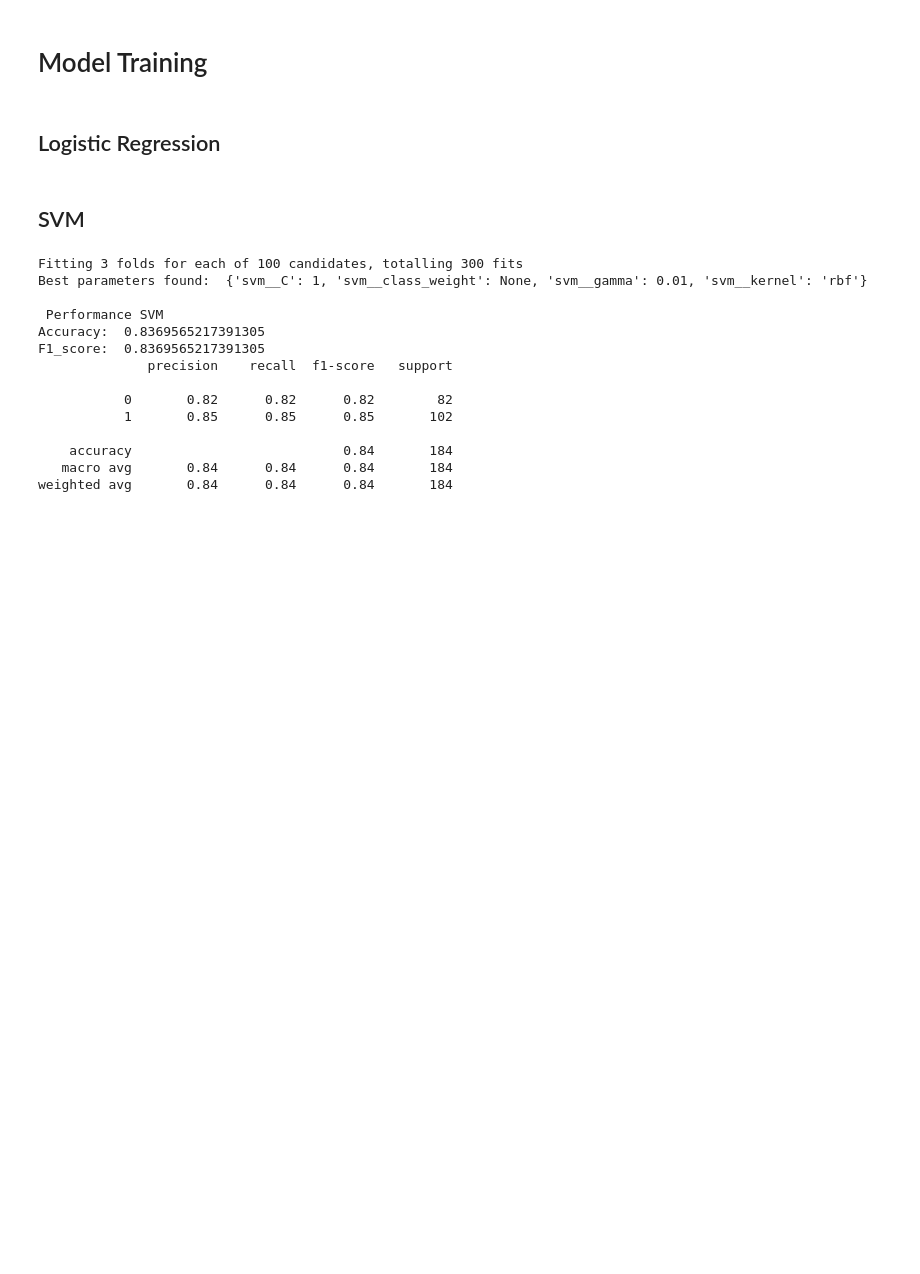
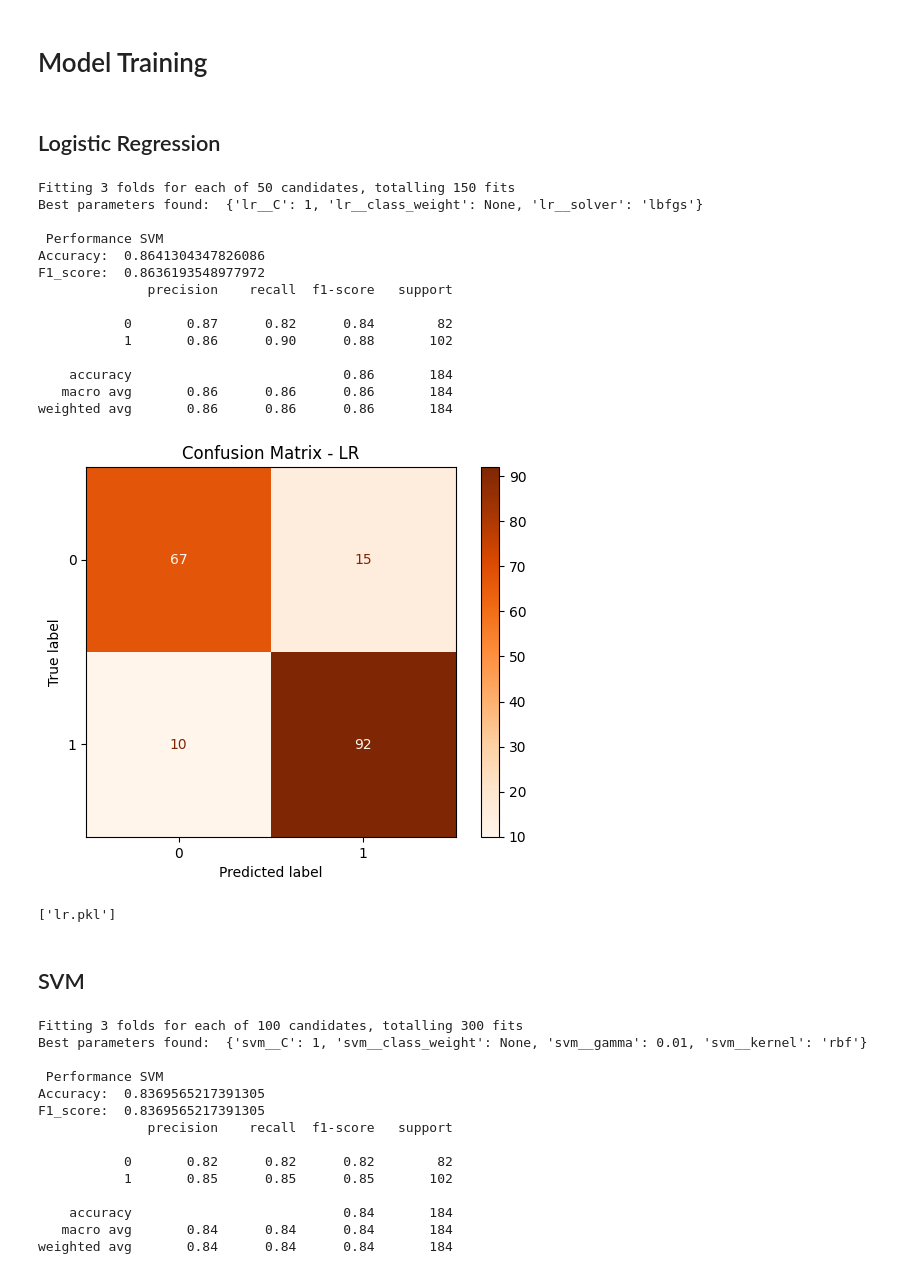
Before and after one commit to Knightmare2002/Heart-Disease-Recognition, a Jupyter notebook: main.ipynb, the cells around one changed output. Cells and saved outputs as stored; diff of their text form; code cells hidden in the pictures; blank space fills up the shorter version.

Commit message:
Logistic Regression model

```diff
--- a/main.ipynb
+++ b/main.ipynb
@@ -320,6 +320,76 @@ X_train, X_test, y_train, y_test = train_test_split(
 )
 # %% [markdown]
 ## Logistic Regression
+# %%
+from imblearn.pipeline import Pipeline
+from sklearn.preprocessing import StandardScaler
+from sklearn.linear_model import LogisticRegression
+from sklearn.metrics import accuracy_score, f1_score, classification_report, confusion_matrix, ConfusionMatrixDisplay
+from sklearn.model_selection import GridSearchCV
+import matplotlib.pyplot as plt
+import joblib
+
+# === Creation of the classifier ===
+
+lr_pipeline = Pipeline([
+    ("scaler", StandardScaler()),
+    ("lr", LogisticRegression(class_weight="balanced", random_state=42))
+])
+
+lr_param_grid = {
+    "lr__C" : [0.1, 1, 10, 50, 100],
+    "lr__solver": ["lbfgs", "liblinear", "newton-cg", "sag", "saga"],
+    "lr__class_weight": [None, "balanced"]
+}
+
+lr_grid = GridSearchCV(
+    lr_pipeline,
+    lr_param_grid,
+    cv=3,
+    scoring="f1_weighted",
+    n_jobs=-1,
+    verbose=2
+)
+
+lr_clf = lr_grid.fit(X_train, y_train)
+print("Best parameters found: ", lr_clf.best_params_)
+
+lr_best_model = lr_clf.best_estimator_
+
+# === Prediction ===
+lr_y_pred = lr_best_model.predict(X_test)
+
+print("\n Performance SVM")
+print("Accuracy: ", accuracy_score(y_test, lr_y_pred))
+print("F1_score: ", f1_score(y_test, lr_y_pred, average="weighted"))
+print(classification_report(y_test, lr_y_pred))
+
+# === plotting of the results ===
+cm = confusion_matrix(y_test, lr_y_pred)
+disp = ConfusionMatrixDisplay(confusion_matrix=cm)
+disp.plot(cmap='Oranges')
+plt.title('Confusion Matrix - LR')
+plt.show()
+
+# === Saving Model ===
+joblib.dump(lr_best_model, "lr.pkl")
+# %% [output]
+Fitting 3 folds for each of 50 candidates, totalling 150 fits
+Best parameters found:  {'lr__C': 1, 'lr__class_weight': None, 'lr__solver': 'lbfgs'}
+
+ Performance SVM
+Accuracy:  0.8641304347826086
+F1_score:  0.8636193548977972
+              precision    recall  f1-score   support
+
+           0       0.87      0.82      0.84        82
+           1       0.86      0.90      0.88       102
+
+    accuracy                           0.86       184
+   macro avg       0.86      0.86      0.86       184
+weighted avg       0.86      0.86      0.86       184
+[figure, added]
+['lr.pkl']
 # %% [markdown]
 ## SVM
 # %%
```
Also changed, not shown: parts of 1 cell of this notebook, 1 other file.
